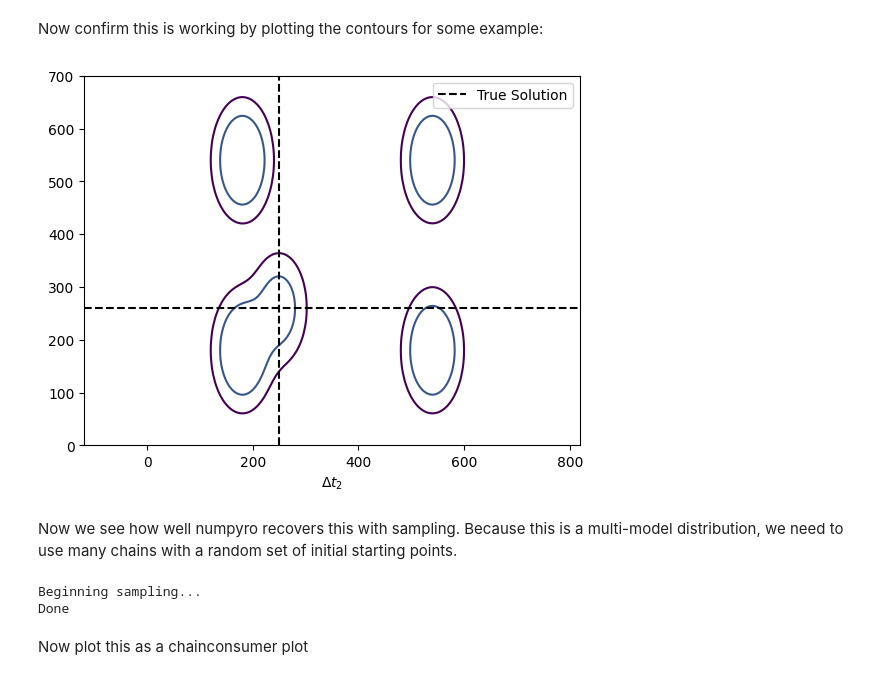
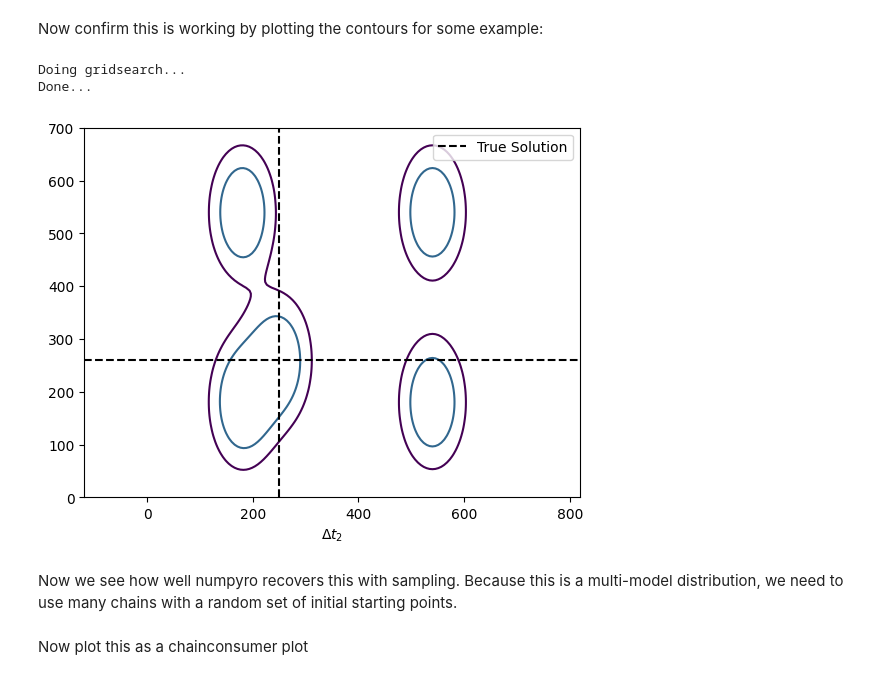
Before and after one commit to HughMcDougall/HMJavelin, a Jupyter notebook: NumpyroTests/HB_FakeData.ipynb, the cells around one changed output. Drawn from its saved outputs; the diff is of its cells as text; code cells hidden in the pictures.

```diff
--- a/NumpyroTests/HB_FakeData.ipynb
+++ b/NumpyroTests/HB_FakeData.ipynb
@@ -52,6 +56,8 @@ def fake_potential(lagtrue, params=None):
 
         r2 = ((x - xtrue)/x_width)**2 + ((y - ytrue)/y_width)**2
         out+= jnp.exp(-r2/2) * rel_height
+        #normalization
+        out/=x_width*y_width
         return(out)
 
     return(outfunc)
@@ -59,27 +65,31 @@ def fake_potential(lagtrue, params=None):
 Now confirm this is working by plotting the contours for some example:
 # %%
 lagtrue = [250, 260]
-params = {
-    "x_width": 30,
-    "y_width": 60,
+params_true = {
+    "x_width": 40,
+    "y_width": 80,
     "rel_height": np.random.rand()*0.5+0.5
 }
-f = fake_potential(lagtrue = lagtrue, params=params)
+f = fake_potential(lagtrue = lagtrue, params=params_true)
 
+print("Doing gridsearch...")
 scanrange = jnp.linspace(0,700, 128)
 X,Y = jnp.meshgrid(scanrange, scanrange)
 Z = f(X,Y)
+print("Done...")
 
-plt.contour(X,Y,Z, levels = np.max(Z)*np.exp([-2,-1,0]))
+plt.contour(X,Y,Z, levels = np.max(Z)*np.exp([-2/2**0.5,-1/2**0.5,0]))
 plt.axvline(lagtrue[0], c='k',ls='--', label='True Solution')
 plt.axhline(lagtrue[1], c='k',ls='--')
 plt.axis('equal')
 plt.xlabel("$\Delta t_1$")
 plt.xlabel("$\Delta t_2$")
 plt.legend(loc="best")
 plt.show()
 # %% [output]
+Doing gridsearch...
+Done...
-[figure, old version]
+[figure, new version]
 # %% [markdown]
 Now we see how well numpyro recovers this with sampling. Because this is a multi-model distribution, we need to use many chains with a random set of initial starting points.
 # %%
@@ -100,20 +111,25 @@ def model():
 sampler_type = numpyro.infer.NUTS
 init_strat = init_strategy=numpyro.infer.init_to_uniform()
 
-print("Beginning sampling...")
-sampler = numpyro.infer.MCMC(
-    sampler_type(model = model, init_strategy=init_strat),
-    num_warmup=100,
-    num_samples=100,
-    num_chains=50,
-    progress_bar=False,
-    chain_method = 'sequential',
-)
-sampler.run(jax.random.PRNGKey(10))
-print("Done")
+def do_sampling(model):
+
+    print("Beginning sampling...")
+    sampler = numpyro.infer.MCMC(
+        sampler_type(model = model, init_strategy=init_strat),
+        num_warmup=100,
+        num_samples=100,
+        num_chains=50,
+        progress_bar=False,
+        chain_method = 'sequential',
+    )
+    sampler.run(jax.random.PRNGKey(10))
+    print("Done")
+
+    output = sampler.get_samples()
+
+    return(output)
+
+output=do_sampling(model)
-# %% [output]
-Beginning sampling...
-Done
 # %% [markdown]
 Now plot this as a chainconsumer plot
 # %%
```
Also changed, not shown: parts of 32 cells of this notebook, 7 other files.
